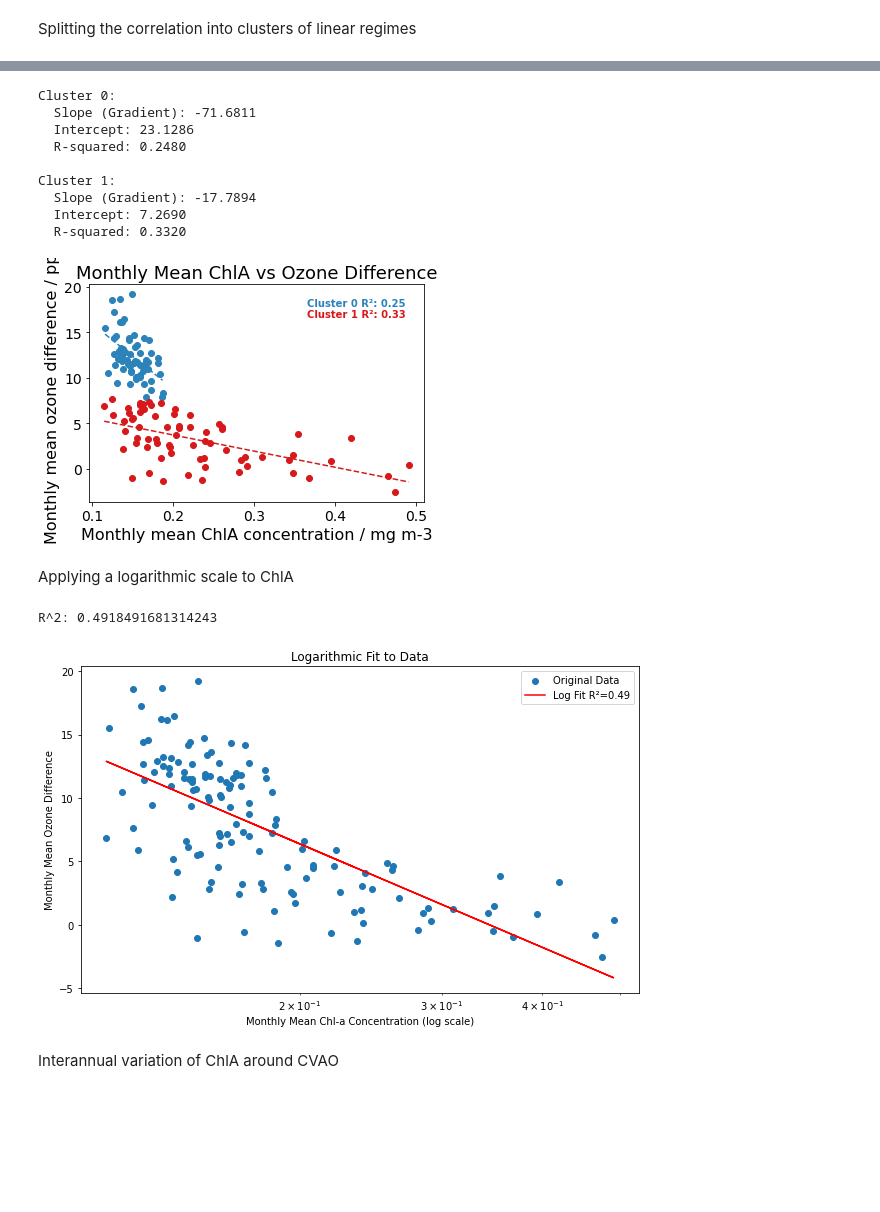
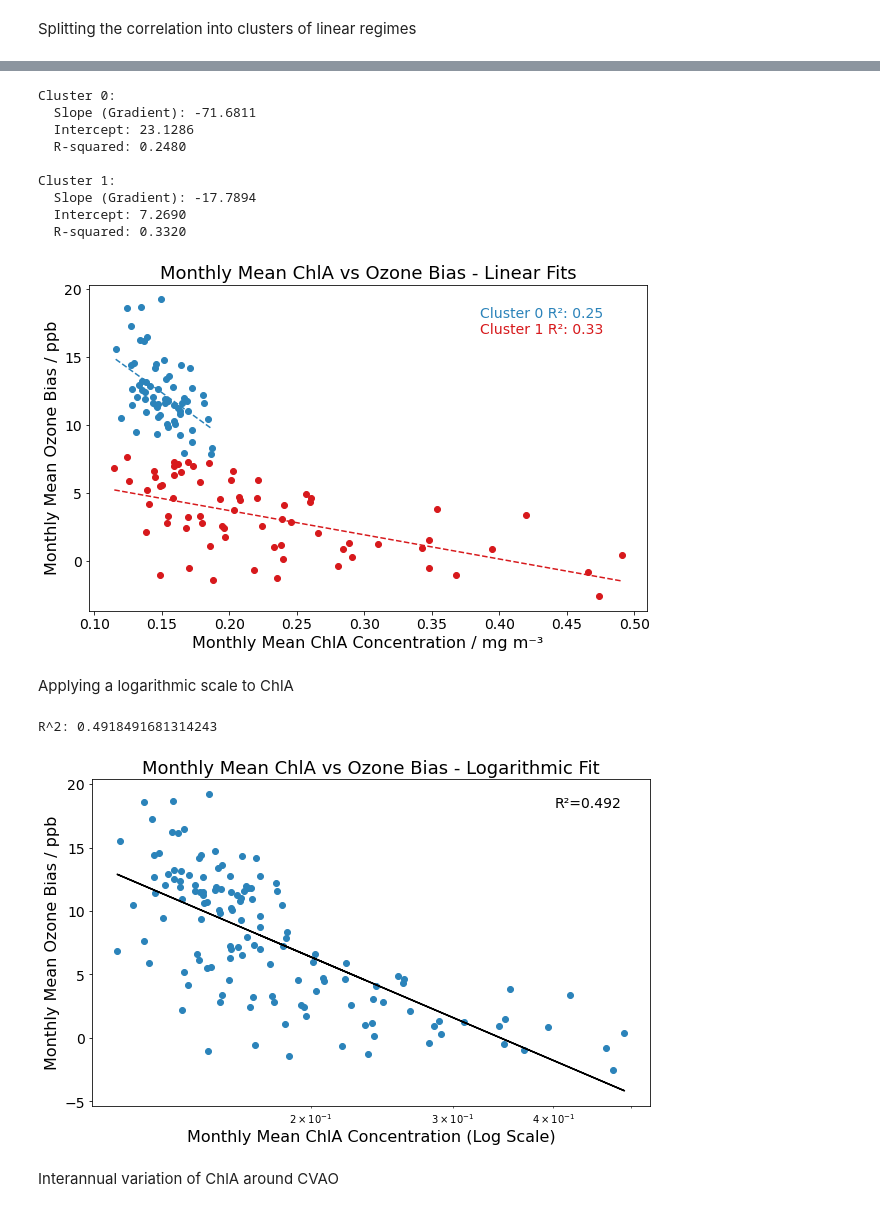
Before and after one commit to jamesperman/partiii_project, a Jupyter notebook: chlorophyll_plots.ipynb, the cells around one changed output, grey strips where cells are left out. Drawn from its saved outputs; the diff is of its cells as text; code cells hidden in the pictures; blank space fills up the shorter version.

```diff
--- a/chlorophyll_plots.ipynb
+++ b/chlorophyll_plots.ipynb
@@ -717,57 +714,58 @@ AttributeError: 'NoneType' object has no attribute 'split'
 # %%
 # Perform KMeans clustering with 2 clusters
 kmeans = KMeans(n_clusters=2, random_state=0)
-clusters = kmeans.fit_predict(filtered_df[['monthly_mean_chl_a', 'Monthly_Mean_Ozone_Difference']])
-filtered_df['cluster'] = clusters
+clusters = kmeans.fit_predict(box_combined_df[['monthly_mean_chl_a', 'Monthly_Mean_Ozone_Difference']])
+box_combined_df['cluster'] = clusters
 
 # Initialize the plot
-fig, ax = plt.subplots()
+fig, ax = plt.subplots(figsize=(10, 6))
 
 # Different colors for the clusters
 colors = ['#2b83ba', '#d7191c']
 
 # Plot and fit a line of best fit for each cluster
-for idx, cluster in enumerate(filtered_df['cluster'].unique()):
-    cluster_data = filtered_df[filtered_df['cluster'] == cluster]
+for idx, cluster in enumerate(box_combined_df['cluster'].unique()):
+    cluster_data = box_combined_df[box_combined_df['cluster'] == cluster]
     ax.scatter(cluster_data['monthly_mean_chl_a'], cluster_data['Monthly_Mean_Ozone_Difference'], label=f'Cluster {cluster}', color=colors[idx])
 
     # Calculate line of best fit for each cluster
     slope, intercept, r_value, _, _ = linregress(cluster_data['monthly_mean_chl_a'], cluster_data['Monthly_Mean_Ozone_Difference'])
     x_vals = np.linspace(cluster_data['monthly_mean_chl_a'].min(), cluster_data['monthly_mean_chl_a'].max(), 100)
     y_vals = intercept + slope * x_vals
     ax.plot(x_vals, y_vals, linestyle='--', color=colors[idx])
 
     # Calculate R-squared value
     y_predicted = intercept + slope * cluster_data['monthly_mean_chl_a']
     r_squared = r2_score(cluster_data['Monthly_Mean_Ozone_Difference'], y_predicted)
 
     # Print the statistics
     print(f"Cluster {cluster}:")
     print(f"  Slope (Gradient): {slope:.4f}")
     print(f"  Intercept: {intercept:.4f}")
     print(f"  R-squared: {r_squared:.4f}\n")
 
     # Annotate the R-squared value on the plot
     plt.annotate(f'Cluster {cluster} R²: {r_squared:.2f}',
-                 xy=(0.65, 0.90 - idx * 0.05), xycoords='axes fraction',
-                 color=colors[idx], fontsize=10, weight='bold')
+                 xy=(0.7, 0.90 - idx * 0.05), xycoords='axes fraction',
+                 color=colors[idx], fontsize=14)
 
 ax.tick_params(axis='both', which='major', labelsize=14)
-ax.set_xlabel('Monthly mean ChlA concentration / mg m-3', fontsize=16)
-ax.set_ylabel('Monthly mean ozone difference / ppb', fontsize=16)
-plt.title('Monthly Mean ChlA vs Ozone Difference', fontsize=18)
+ax.set_xlabel('Monthly Mean ChlA Concentration / mg m⁻³', fontsize=16)
+ax.set_ylabel('Monthly Mean Ozone Bias / ppb', fontsize=16)
+plt.title('Monthly Mean ChlA vs Ozone Bias - Linear Fits', fontsize=18)
+plt.savefig('/home/ajp255/nethome/Data/ChlAPlots/linear_split.png', dpi=600)
 plt.show()
 # %% [output]
 Cluster 0:
   Slope (Gradient): -71.6811
   Intercept: 23.1286
   R-squared: 0.2480
 
 Cluster 1:
   Slope (Gradient): -17.7894
   Intercept: 7.2690
   R-squared: 0.3320
-[figure, old version]
+[figure, new version]
 # %% [markdown]
 Applying a logarithmic scale to ChlA
 # %%
@@ -776,27 +774,29 @@ def log_func(x, a, b):
     return a + b * np.log(x)
 
 # Perform the curve fit
-popt, pcov = curve_fit(log_func, filtered_df['monthly_mean_chl_a'], filtered_df['Monthly_Mean_Ozone_Difference'])
+popt, pcov = curve_fit(log_func, box_combined_df['monthly_mean_chl_a'], box_combined_df['Monthly_Mean_Ozone_Difference'])
 
 # Calculate the fitted values
-fitted_values = log_func(filtered_df['monthly_mean_chl_a'], *popt)
+fitted_values = log_func(box_combined_df['monthly_mean_chl_a'], *popt)
 
 # Calculate the R^2 value
-r2 = r2_score(filtered_df['Monthly_Mean_Ozone_Difference'], fitted_values)
+r2 = r2_score(box_combined_df['Monthly_Mean_Ozone_Difference'], fitted_values)
 print(f'R^2: {r2}')
 
 # Plotting
 plt.figure(figsize=(10, 6))
-plt.scatter(filtered_df['monthly_mean_chl_a'], filtered_df['Monthly_Mean_Ozone_Difference'], label='Original Data')
-plt.plot(filtered_df['monthly_mean_chl_a'], fitted_values, color='red', label=f'Log Fit R²={r2:.2f}')
+plt.scatter(box_combined_df['monthly_mean_chl_a'], box_combined_df['Monthly_Mean_Ozone_Difference'], color='#2b83ba')
+plt.plot(box_combined_df['monthly_mean_chl_a'], fitted_values, color='k', label=f'Log Fit R²={r2:.3f}')
 plt.xscale('log')
-plt.xlabel('Monthly Mean Chl-a Concentration (log scale)')
-plt.ylabel('Monthly Mean Ozone Difference')
-plt.title('Logarithmic Fit to Data')
-plt.legend()
+plt.xlabel('Monthly Mean ChlA Concentration (Log Scale)', fontsize=16)
+plt.ylabel('Monthly Mean Ozone Bias / ppb', fontsize=16)
+plt.title('Monthly Mean ChlA vs Ozone Bias - Logarithmic Fit', fontsize=18)
+plt.text(0.95, 0.95, f'R²={r2:.3f}', horizontalalignment='right', verticalalignment='top', transform=plt.gca().transAxes, fontsize=14)
+plt.tick_params(axis='both', which='major', labelsize=14)
+plt.savefig('/home/ajp255/nethome/Data/ChlAPlots/log_fit.png', dpi=600)
 plt.show()
 # %% [output]
 R^2: 0.4918491681314243
-[figure, old version]
+[figure, new version]
 # %% [markdown]
 Interannual variation of ChlA around CVAO
```
Also changed, not shown: parts of 5 cells of this notebook, 3 other files.
